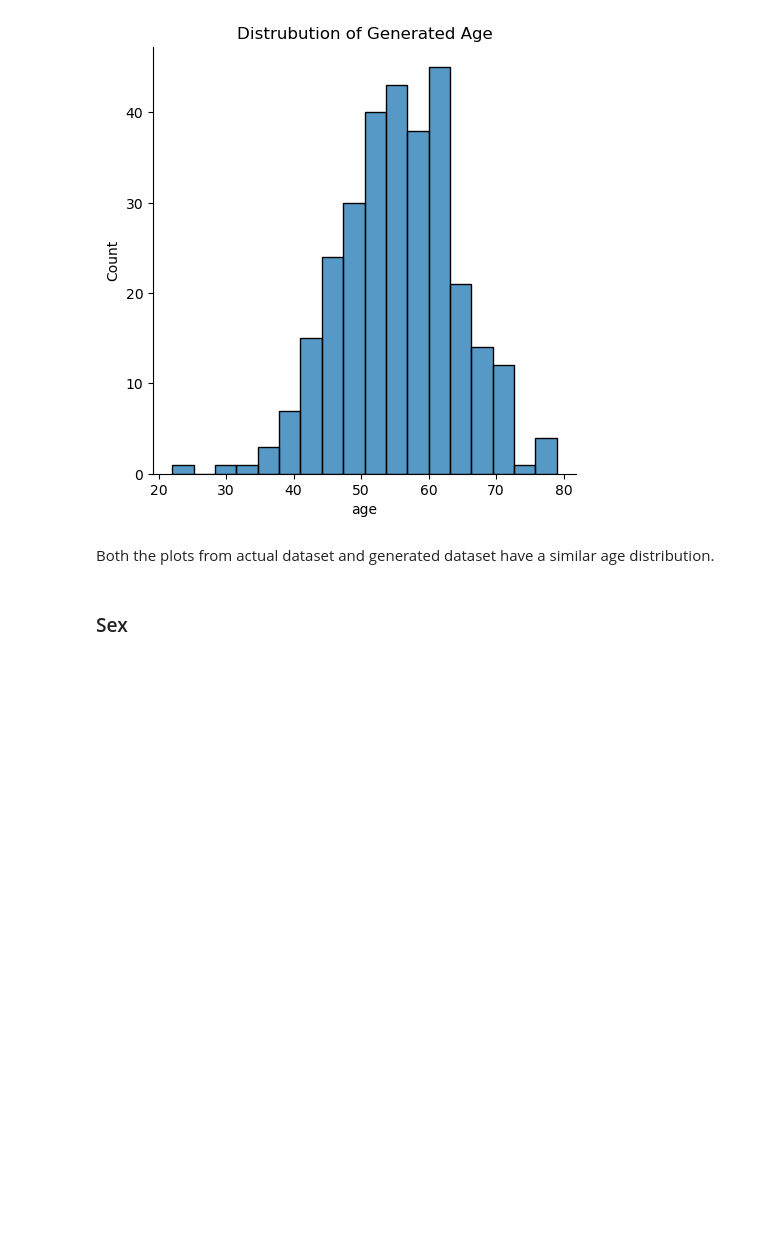
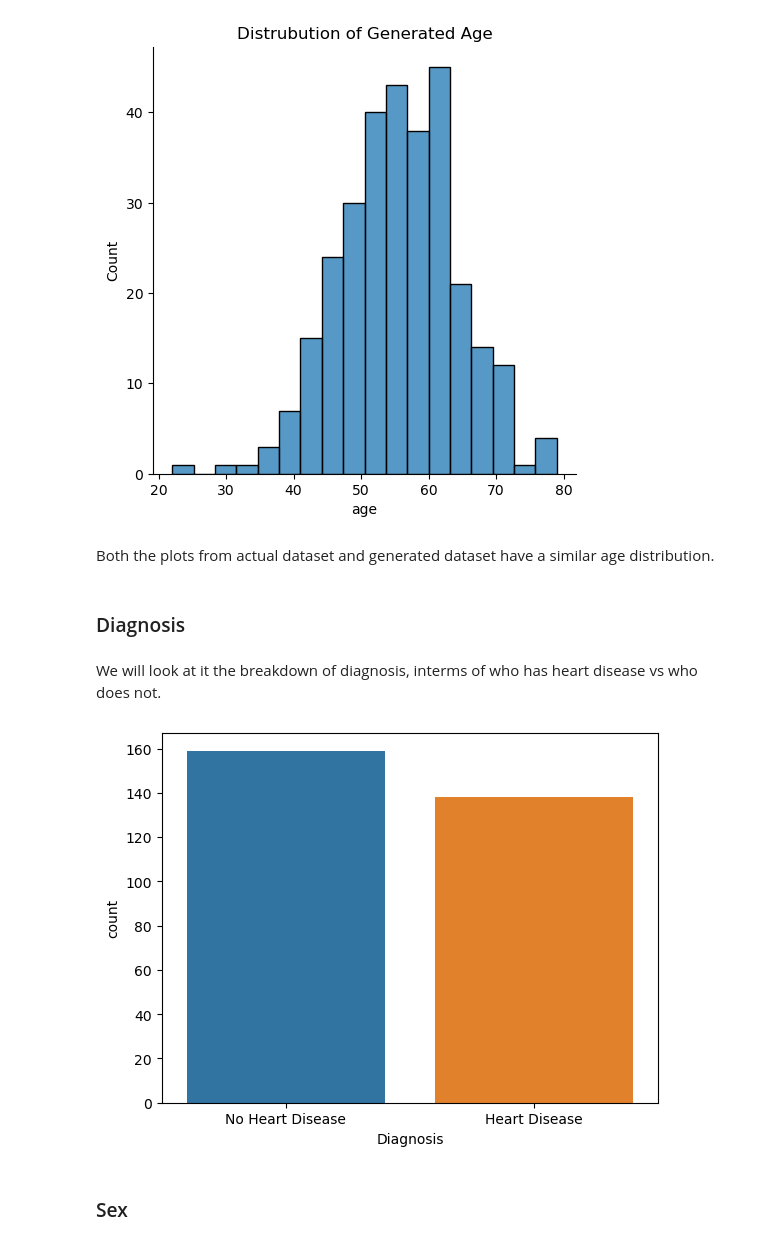
Before and after one commit to frankquinn89/PROGRAMMING_FOR_DATA_ANALYSIS, a Jupyter notebook: project.ipynb, the cells around one changed output. Saved outputs shown, nothing was run; the diff lists cells and outputs as text; code cells hidden in the pictures; blank space fills up the shorter version.

Commit message:
added diagnosis analysis

```diff
--- a/project.ipynb
+++ b/project.ipynb
@@ -14,6 +14,6 @@ import matplotlib.pyplot as mplot
 import seaborn as sb
 import numpy as np
 
-data = pd.read_csv('heart_disease_data.csv')
+heart_data = pd.read_csv('heart_disease_data.csv')
 # %% [markdown]
 Here is an overview of the data:
@@ -127,6 +127,20 @@ mplot.show()
 [figure]
 # %% [markdown]
 Both the plots from actual dataset and generated dataset have a similar age distribution.
+# %% [markdown]
+### Diagnosis
+# %% [markdown]
+We will look at it the breakdown of diagnosis, interms of who has heart disease vs who does not.
+# %%
+sb.countplot(heart_data['diagnosis'])
+mplot.xlabel("Diagnosis ")
+bars = ('No Heart Disease', 'Heart Disease')
+y_position = np.arange(len(bars))
+mplot.xticks(y_position, bars)
+
+mplot.show()
+# %% [output]
+[figure, added]
 # %% [markdown]
 ### Sex
 # %%
```
Also changed, not shown: parts of 7 cells of this notebook.
